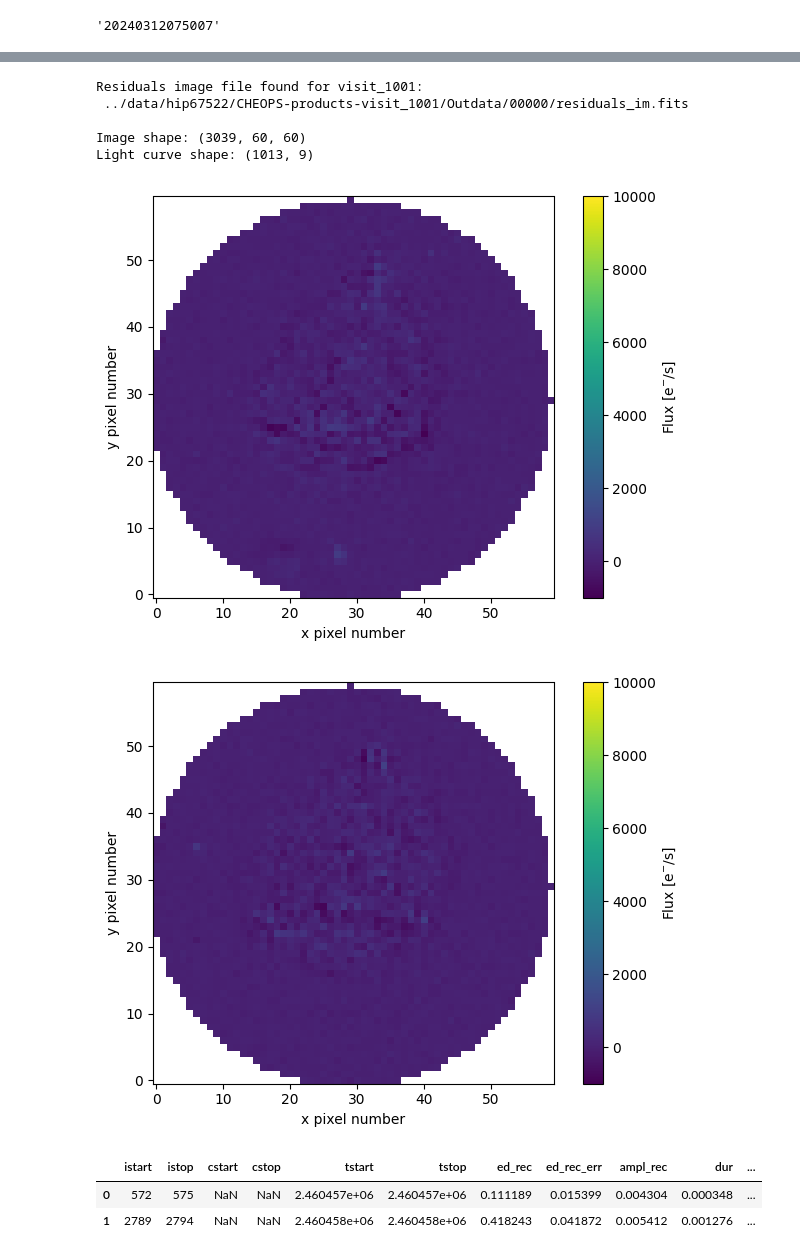
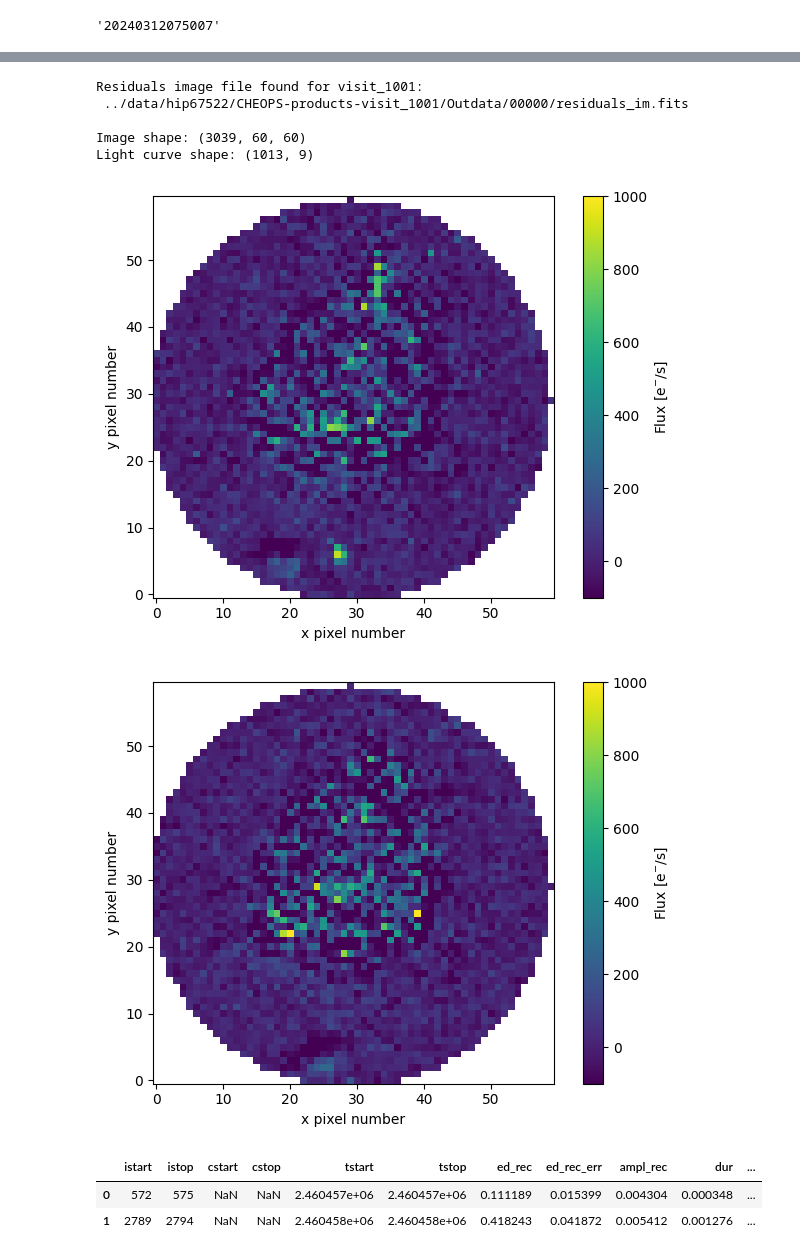
Before and after one commit to ekaterinailin/hip67522-spi, a Jupyter notebook: find_flare_candidates.ipynb, the cells around one changed output, grey strips where cells are left out. Drawn from its saved outputs; the diff is of its cells as text; code cells hidden in the pictures.

```diff
--- a/find_flare_candidates.ipynb
+++ b/find_flare_candidates.ipynb
@@ -52,7 +51,7 @@ flc.detrended_flux = dfnew.flux
 flc.detrended_flux_err = np.std(dfnew.flux)
 
 # find flares
-flares = flc.find_flares(N1=2.5, N2=1.5, N3=3).flares
+flares = flc.find_flares(N1=3, N2=2, N3=3).flares
 # %% [output]
 See https://numpy.org/devdocs/release/1.25.0-notes.html and the docs for more information.  (Deprecated NumPy 1.25)
   return np.find_common_type(types, [])
@@ -131,39 +128,39 @@ id = 1
 index = flares.iloc[id].istart * numbin
 index_end = flares.iloc[id].istop * numbin
 deltaindex = index_end - index
 
 # sum over the first axis
 image_data = image_data[index:index_end].sum(axis=0)
 
 # show the image
-plt.imshow(image_data, cmap="viridis", origin="lower", vmin=-1000, vmax=10000)
+plt.imshow(image_data, cmap="viridis", origin="lower", vmin=-100, vmax=1000)
 plt.colorbar(label=r"Flux [e$^{-}$/s]")
 
 plt.xlabel("x pixel number")
 plt.ylabel("y pixel number")
 
 plt.tight_layout()
 
 # make another image 20 indices later
-index += 120
-index_end += 120
+index += 20
+index_end += 20
 image_data = hdulist[0].data[mask][index:index_end].sum(axis=0)
 
 plt.figure()
-plt.imshow(image_data, cmap="viridis", origin="lower", vmin=-1000, vmax=10000)
+plt.imshow(image_data, cmap="viridis", origin="lower", vmin=-100, vmax=1000)
 plt.colorbar(label=r"Flux [e$^{-}$/s]")
 plt.xlabel("x pixel number")
 plt.ylabel("y pixel number")
 
 plt.tight_layout()
 # %% [output]
 Residuals image file found for visit_1001:
  ../data/hip67522/CHEOPS-products-visit_1001/Outdata/00000/residuals_im.fits
 
 Image shape: (3039, 60, 60)
 Light curve shape: (1013, 9)
-[figure, old version]
+[figure, new version]
-[figure, old version]
+[figure, new version]
 # %%
 true_flares_index = []
 
```
Also changed, not shown: parts of 4 cells of this notebook, 5 other files.
